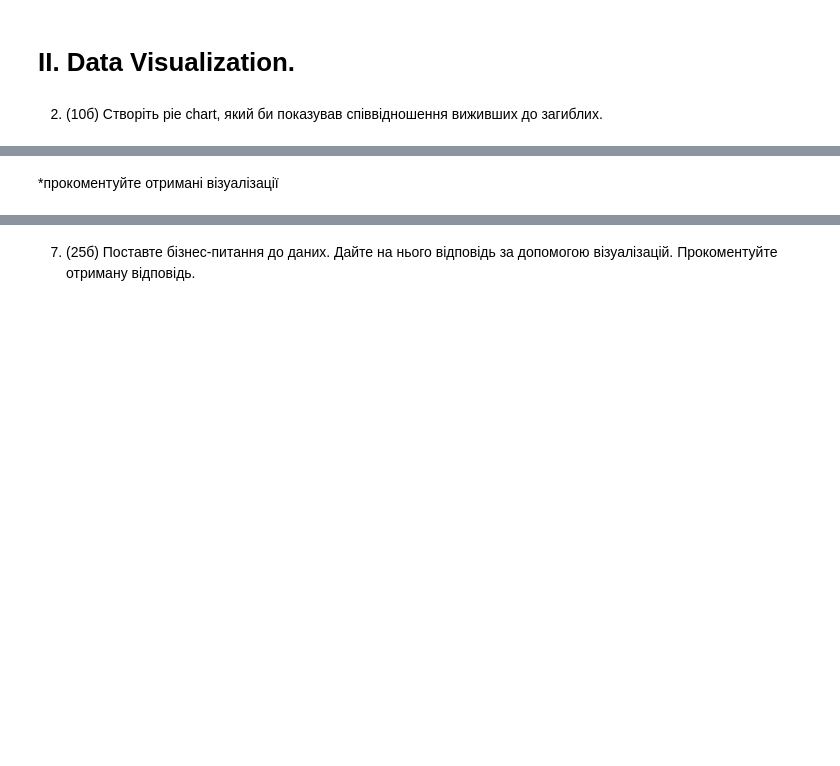
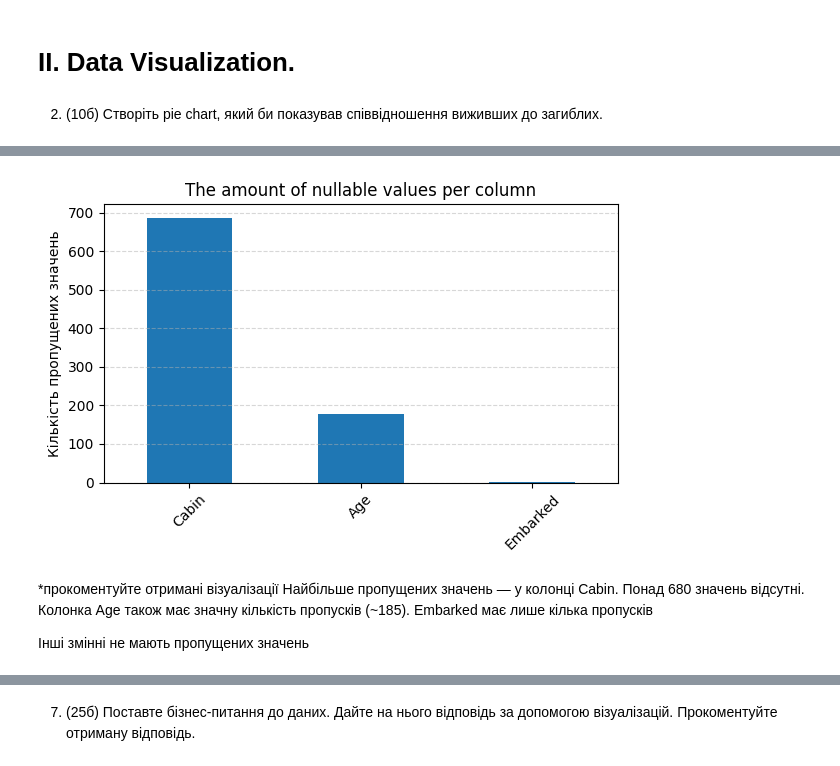
Before and after one commit to kkatalz/python_uni, a Jupyter notebook: python_practice_10_2025.ipynb, the cells around one changed output, grey strips where cells are left out. Cells and saved outputs as stored; diff of their text form; code cells hidden in the pictures; blank space fills up the shorter version.

```diff
--- a/python_practice_10_2025.ipynb
+++ b/python_practice_10_2025.ipynb
@@ -30,6 +100,25 @@
+# %%
+# Рахуємо кількість пропущених значень по кожній колонці
+missing_values = df.isnull().sum()
+missing_values = missing_values[missing_values > 0]
+
+plt.figure(figsize=(6, 4))
+missing_values.sort_values(ascending=False).plot(kind='bar')
+
+plt.title("The amount of nullable values per column")
+plt.ylabel("Кількість пропущених значень")
+plt.xticks(rotation=45)
+plt.grid(axis='y', linestyle='--', alpha=0.5)
+plt.tight_layout()
+plt.show()
+# %% [output]
+[figure, added]
+# %% [markdown]
+\*прокоментуйте отримані візуалізації
+Найбільше пропущених значень — у колонці Cabin. Понад 680 значень відсутні. Колонка Age також має значну кількість пропусків (~185). Embarked має лише кілька пропусків
+
+Інші змінні не мають пропущених значень
 # %% [markdown]
 5. (10б) Побудуйте наступний графік, дайте йому назву та опишіть, що власне на них відображається.
 
 ![image.png](embedded-picture-1)
-# %% [markdown]
-*прокоментуйте отримані візуалізації
```
Also changed, not shown: parts of 20 cells of this notebook.
